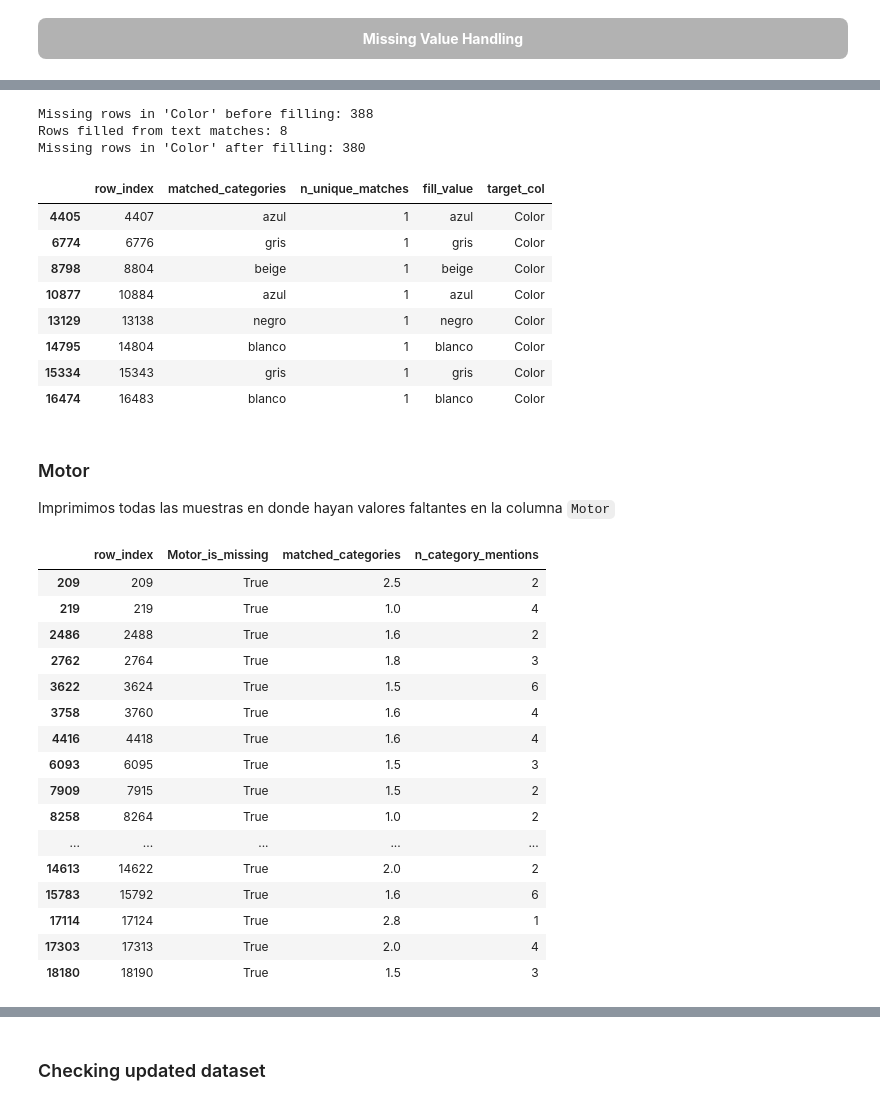
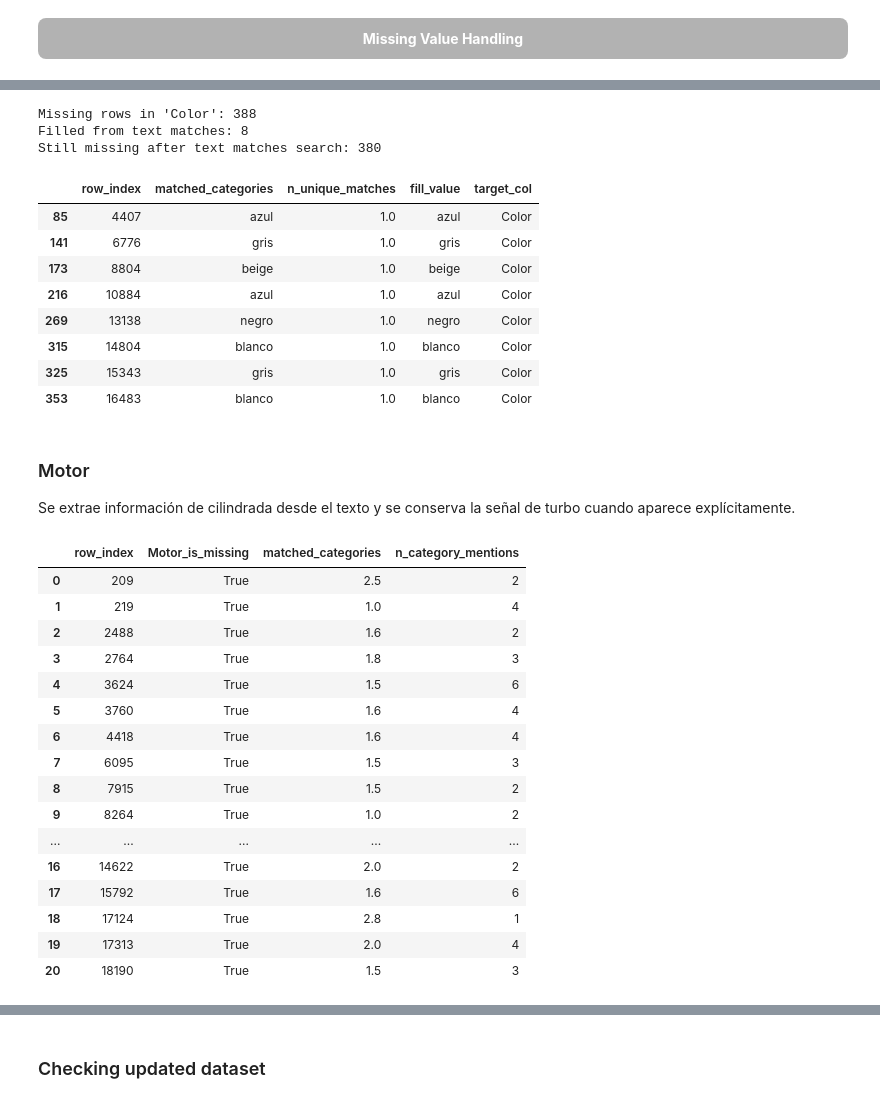
Before and after one commit to abrildiaco/TP_Final_ML, a Jupyter notebook: notebooks/eda.ipynb, the cells around one changed output, grey strips where cells are left out. Cells and saved outputs as stored; diff of their text form; code cells hidden in the pictures.

```diff
--- a/notebooks/eda.ipynb
+++ b/notebooks/eda.ipynb
@@ -529,15 +538,13 @@ Missing Value Handling
 # %%
-color_summary, color_row_mentions = eda.count_category_mentions_in_text(
+color_row_mentions = eda.count_category_mentions_in_text(
     dataset_processed,
     target_col="Color",
     text_cols=("Título", "Descripción", "Versión"),
     category_map=COLOR_MAP,
+    only_missing_target=True,
+    only_rows_with_mentions=True,
 )
 
-# Only rows where color is missing but is mentioned
-color_row_mentions[
-    (color_row_mentions["Color_is_missing"])
-    & (color_row_mentions["n_category_mentions"] > 0)
-]
+color_row_mentions
 # %% [output]
 |  | row_index | Color_is_missing | matched_categories | n_category_mentions |
@@ -568,26 +567,26 @@ Por este motivo, se decide utilizar esta información de forma conservadora: imp
 dataset_processed, color_fill_audit = prep.fill_missing_from_single_text_match(
     dataset_processed,
     target_col="Color",
-    matches_df = color_row_mentions,
+    matches_df=color_row_mentions,
 )
 
 color_fill_audit
 # %% [output]
-Missing rows in 'Color' before filling: 388
-Rows filled from text matches: 8
-Missing rows in 'Color' after filling: 380
+Missing rows in 'Color': 388
+Filled from text matches: 8
+Still missing after text matches search: 380
 |  | row_index | matched_categories | n_unique_matches | fill_value | target_col |
-| 4405 | 4407 | azul | 1 | azul | Color |
-| 6774 | 6776 | gris | 1 | gris | Color |
-| 8798 | 8804 | beige | 1 | beige | Color |
-| 10877 | 10884 | azul | 1 | azul | Color |
-| 13129 | 13138 | negro | 1 | negro | Color |
-| 14795 | 14804 | blanco | 1 | blanco | Color |
-| 15334 | 15343 | gris | 1 | gris | Color |
-| 16474 | 16483 | blanco | 1 | blanco | Color |
+| 85 | 4407 | azul | 1.0 | azul | Color |
+| 141 | 6776 | gris | 1.0 | gris | Color |
+| 173 | 8804 | beige | 1.0 | beige | Color |
+| 216 | 10884 | azul | 1.0 | azul | Color |
+| 269 | 13138 | negro | 1.0 | negro | Color |
+| 315 | 14804 | blanco | 1.0 | blanco | Color |
+| 325 | 15343 | gris | 1.0 | gris | Color |
+| 353 | 16483 | blanco | 1.0 | blanco | Color |
 # %% [markdown]
 ### Motor
-Imprimimos todas las muestras en donde hayan valores faltantes en la columna `Motor`
+Se extrae información de cilindrada desde el texto y se conserva la señal de turbo cuando aparece explícitamente.
 # %%
 ENGINE_TEXT_MAP = {
     "1.0": [
@@ -635,35 +634,34 @@ ENGINE_TEXT_MAP = {
     ],
 }
 # %%
-engine_summary, engine_row_mentions = eda.count_category_mentions_in_text(
+engine_row_mentions = eda.count_category_mentions_in_text(
     dataset_processed,
     target_col="Motor",
     text_cols=("Título", "Descripción", "Versión"),
-    category_map = ENGINE_TEXT_MAP,
+    category_map=ENGINE_TEXT_MAP,
+    only_missing_target=True,
+    only_rows_with_mentions=True,
 )
 
-engine_row_mentions[
-    (engine_row_mentions["Motor_is_missing"])
-    & (engine_row_mentions["n_category_mentions"] > 0)
-]
+engine_row_mentions
 # %% [output]
 |  | row_index | Motor_is_missing | matched_categories | n_category_mentions |
-| 209 | 209 | True | 2.5 | 2 |
-| 219 | 219 | True | 1.0 | 4 |
-| 2486 | 2488 | True | 1.6 | 2 |
-| 2762 | 2764 | True | 1.8 | 3 |
-| 3622 | 3624 | True | 1.5 | 6 |
-| 3758 | 3760 | True | 1.6 | 4 |
-| 4416 | 4418 | True | 1.6 | 4 |
-| 6093 | 6095 | True | 1.5 | 3 |
-| 7909 | 7915 | True | 1.5 | 2 |
-| 8258 | 8264 | True | 1.0 | 2 |
+| 0 | 209 | True | 2.5 | 2 |
+| 1 | 219 | True | 1.0 | 4 |
+| 2 | 2488 | True | 1.6 | 2 |
+| 3 | 2764 | True | 1.8 | 3 |
+| 4 | 3624 | True | 1.5 | 6 |
+| 5 | 3760 | True | 1.6 | 4 |
+| 6 | 4418 | True | 1.6 | 4 |
+| 7 | 6095 | True | 1.5 | 3 |
+| 8 | 7915 | True | 1.5 | 2 |
+| 9 | 8264 | True | 1.0 | 2 |
 | ... | ... | ... | ... | ... |
-| 14613 | 14622 | True | 2.0 | 2 |
-| 15783 | 15792 | True | 1.6 | 6 |
-| 17114 | 17124 | True | 2.8 | 1 |
-| 17303 | 17313 | True | 2.0 | 4 |
-| 18180 | 18190 | True | 1.5 | 3 |
+| 16 | 14622 | True | 2.0 | 2 |
+| 17 | 15792 | True | 1.6 | 6 |
+| 18 | 17124 | True | 2.8 | 1 |
+| 19 | 17313 | True | 2.0 | 4 |
+| 20 | 18190 | True | 1.5 | 3 |
 # %%
 dataset_processed, engine_audit = prep.fill_missing_from_text(
     dataset_processed,
```
Also changed, not shown: parts of 41 cells of this notebook, 2 other files.
